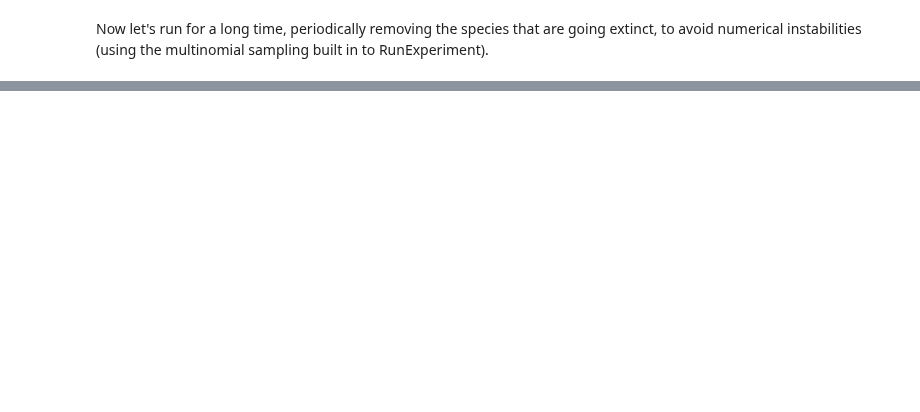
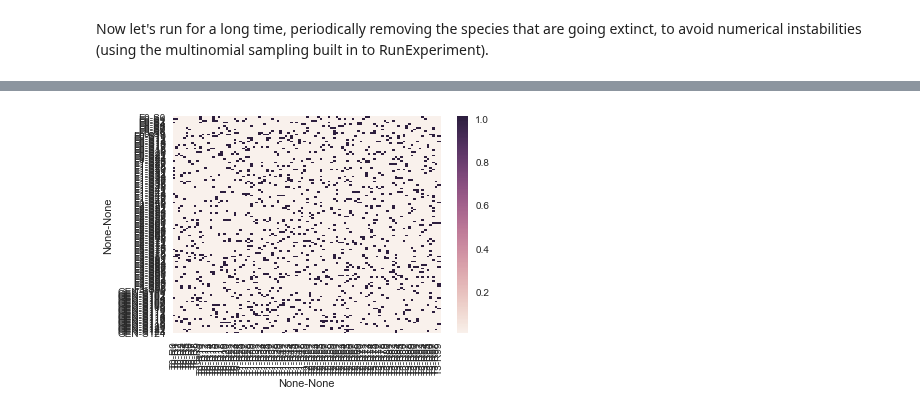
Before and after one commit to Emergent-Behaviors-in-Biology/community-simulator, a Jupyter notebook: Community Simulator Tutorial.ipynb, the cells around one changed output, grey strips where cells are left out. Saved outputs shown, nothing was run; the diff lists cells and outputs as text; code cells hidden in the pictures; blank space fills up the shorter version.

```diff
--- a/Community Simulator Tutorial.ipynb
+++ b/Community Simulator Tutorial.ipynb
@@ -477,0 +499,7 @@ plt.show()
+# %%
+import seaborn as sns
+sns.heatmap(c)
+#sns.heatmap(c.loc[MyPlate.N['W4']>0])
+plt.show()
+# %% [output]
+[figure, added]
```
Also changed, not shown: parts of 11 cells of this notebook, 5 other files.
